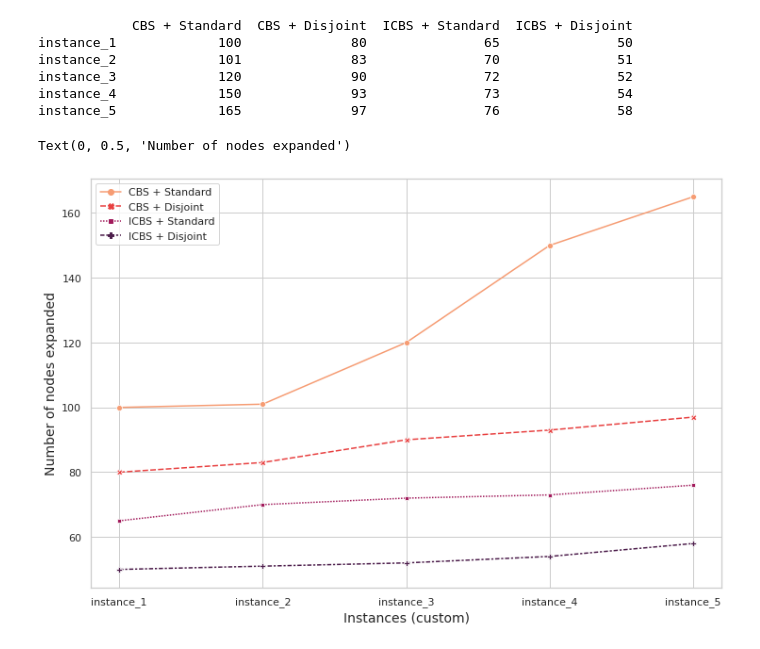
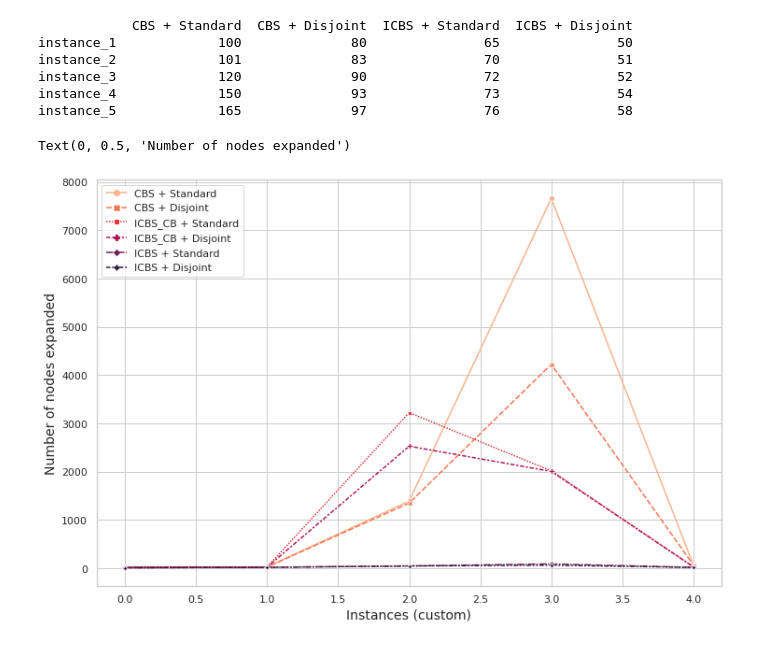
Before and after one commit to gloriyo/MAPF-ICBS, a Jupyter notebook: code/testing/visual.ipynb, the cells around one changed output. Cells and saved outputs as stored; diff of their text form; code cells hidden in the pictures.

Commit message:
custom instance tests

```diff
--- a/code/testing/visual.ipynb
+++ b/code/testing/visual.ipynb
@@ -161,14 +159,33 @@ instance_2             101              83               70               51
 instance_3             120              90               72               52
 instance_4             150              93               73               54
 instance_5             165              97               76               58
+# %%
+# all nodes expanded
+cbs_st_exp = pd.read_csv('data/CBS/ad_test/nodes-exp-cleaned.csv', names=['instance', 'nodes'])
+cbs_di_exp = pd.read_csv('data/CBS--disjoint/ad_test/nodes-exp-cleaned.csv', names=['instance', 'nodes'])
+
+icbscb_st_exp = pd.read_csv('data/ICBS_CB/ad_test/nodes-exp-cleaned.csv', names=['instance', 'nodes'])
+icbscb_di_exp = pd.read_csv('data/ICBS_CB--disjoint/ad_test/nodes-exp-cleaned.csv', names=['instance', 'nodes'])
+
+icbs_st_exp = pd.read_csv('data/ICBS/ad_test/nodes-exp-cleaned.csv', names=['instance', 'nodes'])
+icbs_di_exp = pd.read_csv('data/ICBS--disjoint/ad_test/nodes-exp-cleaned.csv', names=['instance', 'nodes'])
+
+headers = ['CBS + Standard','CBS + Disjoint','ICBS_CB + Standard','ICBS_CB + Disjoint','ICBS + Standard','ICBS + Disjoint']
+
+#all nodes generated df
+
+exp_data = [cbs_st_exp['nodes'],cbs_di_exp['nodes'],icbscb_st_exp['nodes'],icbscb_di_exp['nodes'],icbs_st_exp['nodes'],icbs_di_exp['nodes']]
+exp_batch_df = pd.concat(exp_data, axis=1, keys=headers)
 # %%
 sns.set_style("whitegrid")
-p2 = sns.lineplot(data=df2, markers=True, palette='rocket_r')
+p2 = sns.lineplot(data=exp_batch_df, markers=True, palette='rocket_r')
 p2.set_xlabel("Instances (custom)", fontsize=14)
 p2.set_ylabel("Number of nodes expanded", fontsize=14)
+
+plt.savefig('custom_instances.png', bbox_inches='tight')
 # %% [output]
 Text(0, 0.5, 'Number of nodes expanded')
-[figure, old version]
+[figure, new version]
 # %%
 # Replace with real numbers from batch test as lists with 50 elements, for 50 batch tests
 batch_generated = {'CBS + Standard': np.random.randint(700, 1200, size=50),
```
Also changed, not shown: parts of 6 cells of this notebook, 22 other files.
